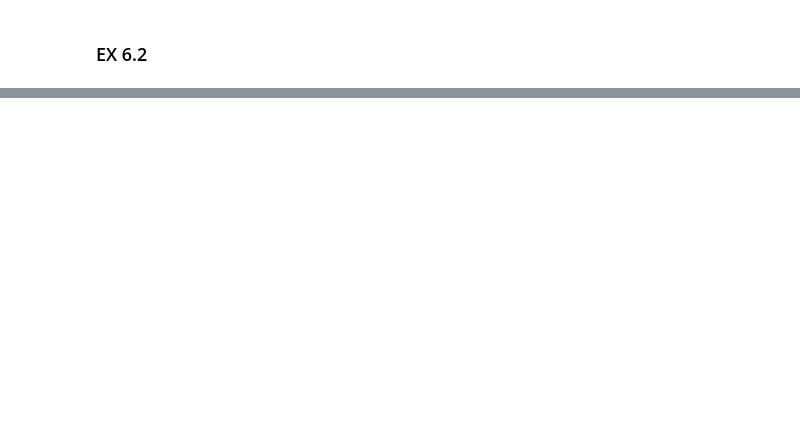
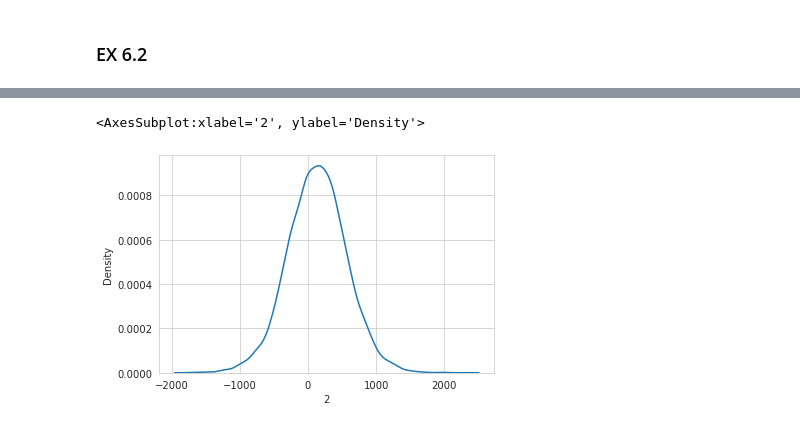
Before and after one commit to WHITSNAK/sta_602, a Jupyter notebook: hw8/hw8.ipynb, the cells around one changed output, grey strips where cells are left out. Cells and saved outputs as stored; diff of their text form; code cells hidden in the pictures; blank space fills up the shorter version.

```diff
--- a/hw8/hw8.ipynb
+++ b/hw8/hw8.ipynb
@@ -25,0 +93,7 @@ fig.show()
+# %%
+S = pd.DataFrame(samples)
+# %%
+sns.kdeplot(S[2])
+# %% [output]
+<AxesSubplot:xlabel='2', ylabel='Density'>
+[figure, added]
```
Also changed, not shown: parts of 1 cell of this notebook.
